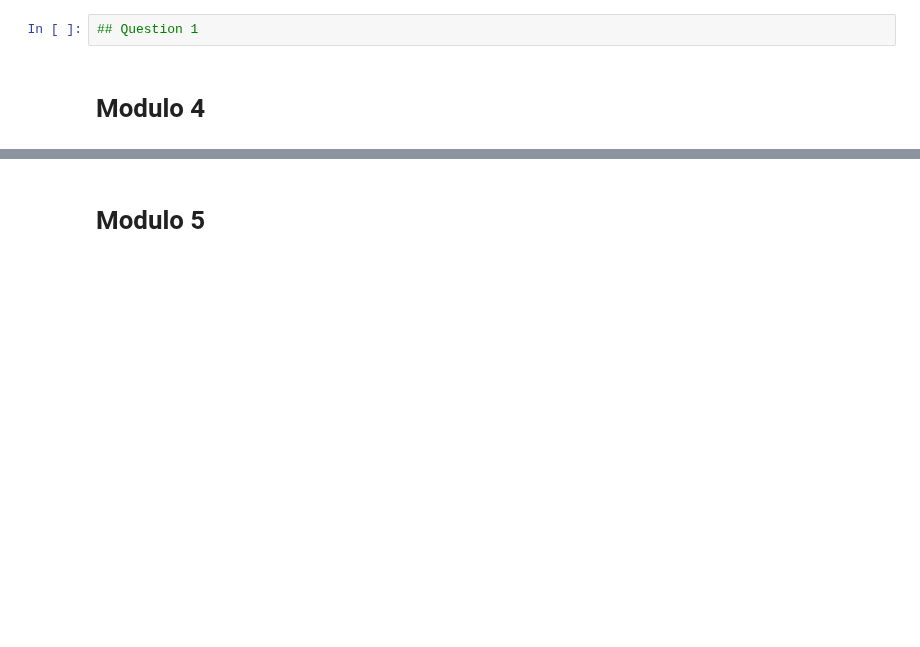
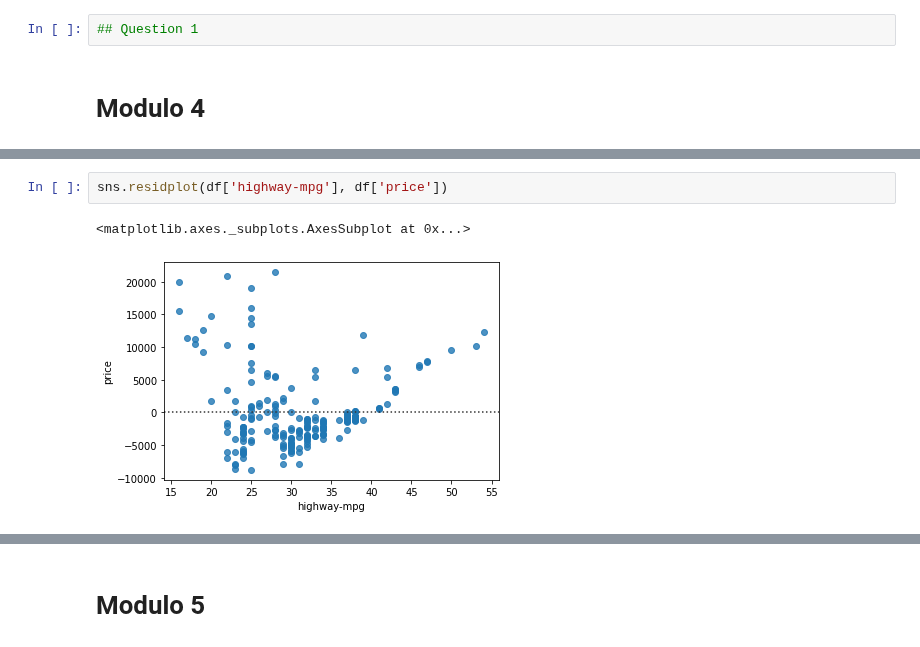
Before and after one commit to PosgradoMNA/actividades-de-aprendizaje-A01793108, a Jupyter notebook: IBM_DataAnalysisPython_A01793108.ipynb, the cells around one changed output, grey strips where cells are left out. Cells and saved outputs as stored; diff of their text form; blank space fills up the shorter version.

```diff
--- a/IBM_DataAnalysisPython_A01793108.ipynb
+++ b/IBM_DataAnalysisPython_A01793108.ipynb
@@ -945,0 +1048,5 @@ df[['body-style', 'price']].groupby('body-style', as_index = True).mean('price')
+# %%
+sns.residplot(df['highway-mpg'], df['price'])
+# %% [output]
+<matplotlib.axes._subplots.AxesSubplot at 0x...>
+[figure, added]
```
Also changed, not shown: parts of 28 cells of this notebook.
